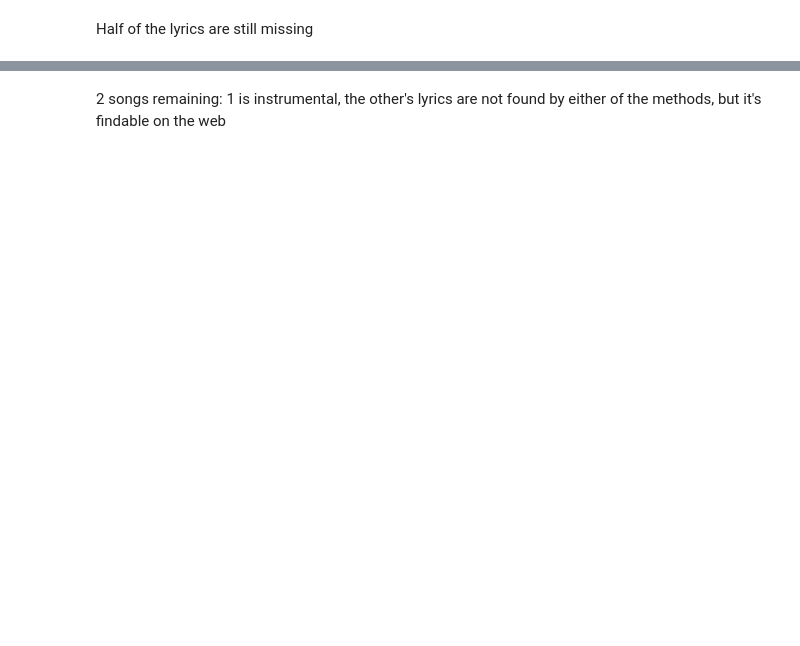
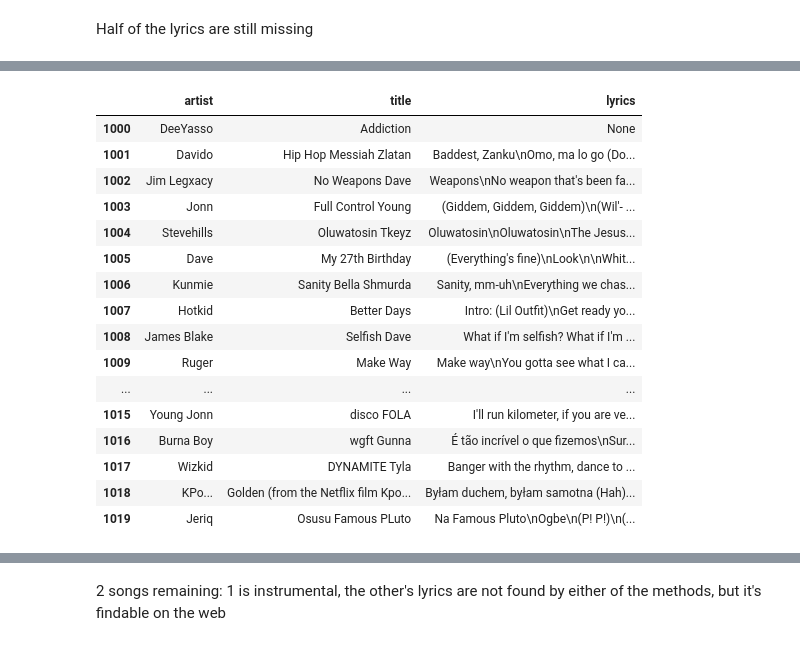
Before and after one commit to TfAplo/DALAS-Project, a Jupyter notebook: lyrics.ipynb, the cells around one changed output, grey strips where cells are left out. Saved outputs shown, nothing was run; the diff lists cells and outputs as text; code cells hidden in the pictures; blank space fills up the shorter version.

```diff
--- a/lyrics.ipynb
+++ b/lyrics.ipynb
@@ -127,0 +118,20 @@ np.int64(3)
+# %%
+merged[1000:1020][['artist', 'title', 'lyrics']]
+# %% [output]
+|  | artist | title | lyrics |
+| 1000 | DeeYasso | Addiction | None |
+| 1001 | Davido | Hip Hop Messiah Zlatan | Baddest, Zanku\nOmo, ma lo go (Do... |
+| 1002 | Jim Legxacy | No Weapons Dave | Weapons\nNo weapon that's been fa... |
+| 1003 | Jonn | Full Control Young | (Giddem, Giddem, Giddem)\n(Wil'- ... |
+| 1004 | Stevehills | Oluwatosin Tkeyz | Oluwatosin\nOluwatosin\nThe Jesus... |
+| 1005 | Dave | My 27th Birthday | (Everything's fine)\nLook\n\nWhit... |
+| 1006 | Kunmie | Sanity Bella Shmurda | Sanity, mm-uh\nEverything we chas... |
+| 1007 | Hotkid | Better Days | Intro: (Lil Outfit)\nGet ready yo... |
+| 1008 | James Blake | Selfish Dave | What if I'm selfish? What if I'm ... |
+| 1009 | Ruger | Make Way | Make way\nYou gotta see what I ca... |
+| ... | ... | ... | ... |
+| 1015 | Young Jonn | disco FOLA | I'll run kilometer, if you are ve... |
+| 1016 | Burna Boy | wgft Gunna | É tão incrível o que fizemos\nSur... |
+| 1017 | Wizkid | DYNAMITE Tyla | Banger with the rhythm, dance to ... |
+| 1018 | KPo... | Golden (from the Netflix film Kpo... | Byłam duchem, byłam samotna (Hah)... |
+| 1019 | Jeriq | Osusu Famous PLuto | Na Famous Pluto\nOgbe\n(P! P!)\n(... |
```
Also changed, not shown: parts of 23 cells of this notebook, 1 other file.
